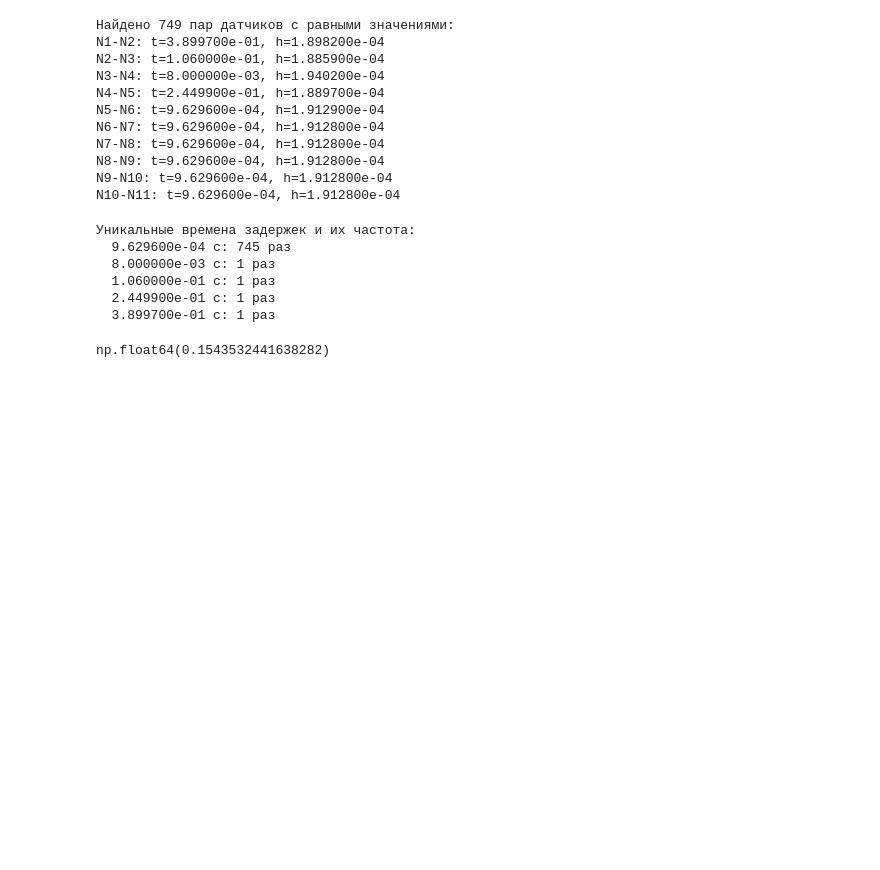
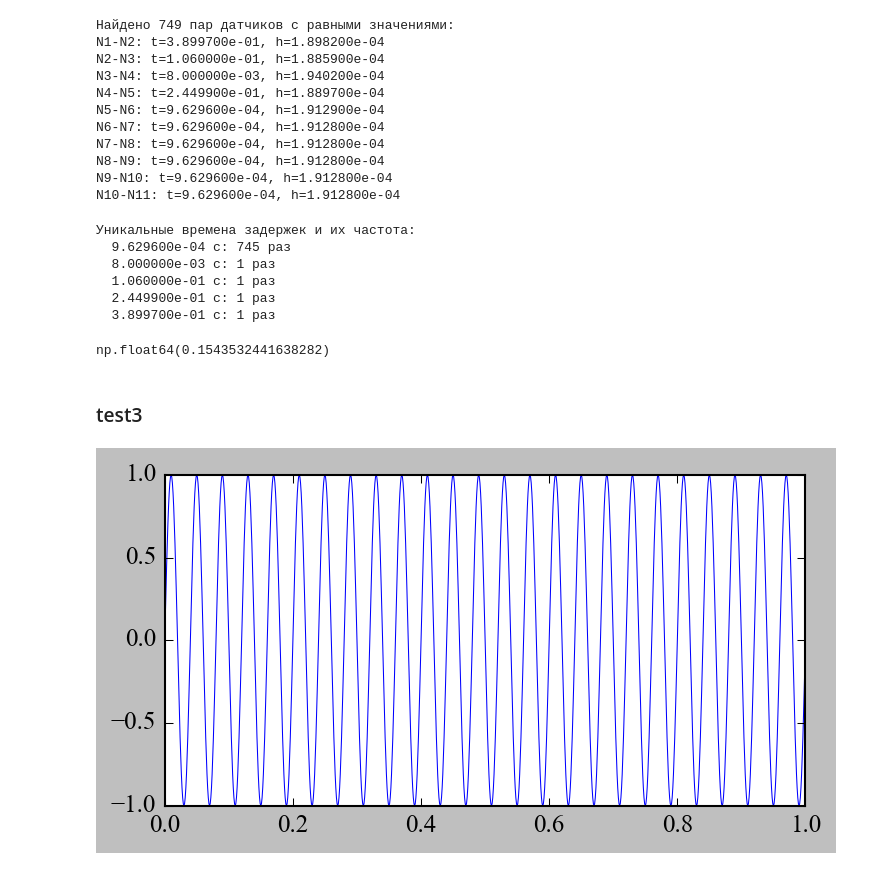
Before and after one commit to UlyanaGru/Fourier, a Jupyter notebook: v2_mesh1.ipynb, the cells around one changed output. Saved outputs shown, nothing was run; the diff lists cells and outputs as text; code cells hidden in the pictures; blank space fills up the shorter version.

```diff
--- a/v2_mesh1.ipynb
+++ b/v2_mesh1.ipynb
@@ -530,3 +534,15 @@ uw = (0.111477/750)/final_time_delay
 uw
 # %% [output]
 np.float64(0.1543532441638282)
+# %% [markdown]
+### test3
+# %%
+period = 4e-2
+t, w = np.arange(0,1,1e-3), 2*np.pi/period
+def func(t,w):
+    return np.sin(w*t)
+# %%
+plt.plot(t,func(t,w))
+plt.show()
+# %% [output]
+[figure, added]
```
Also changed, not shown: parts of 2 cells of this notebook.
